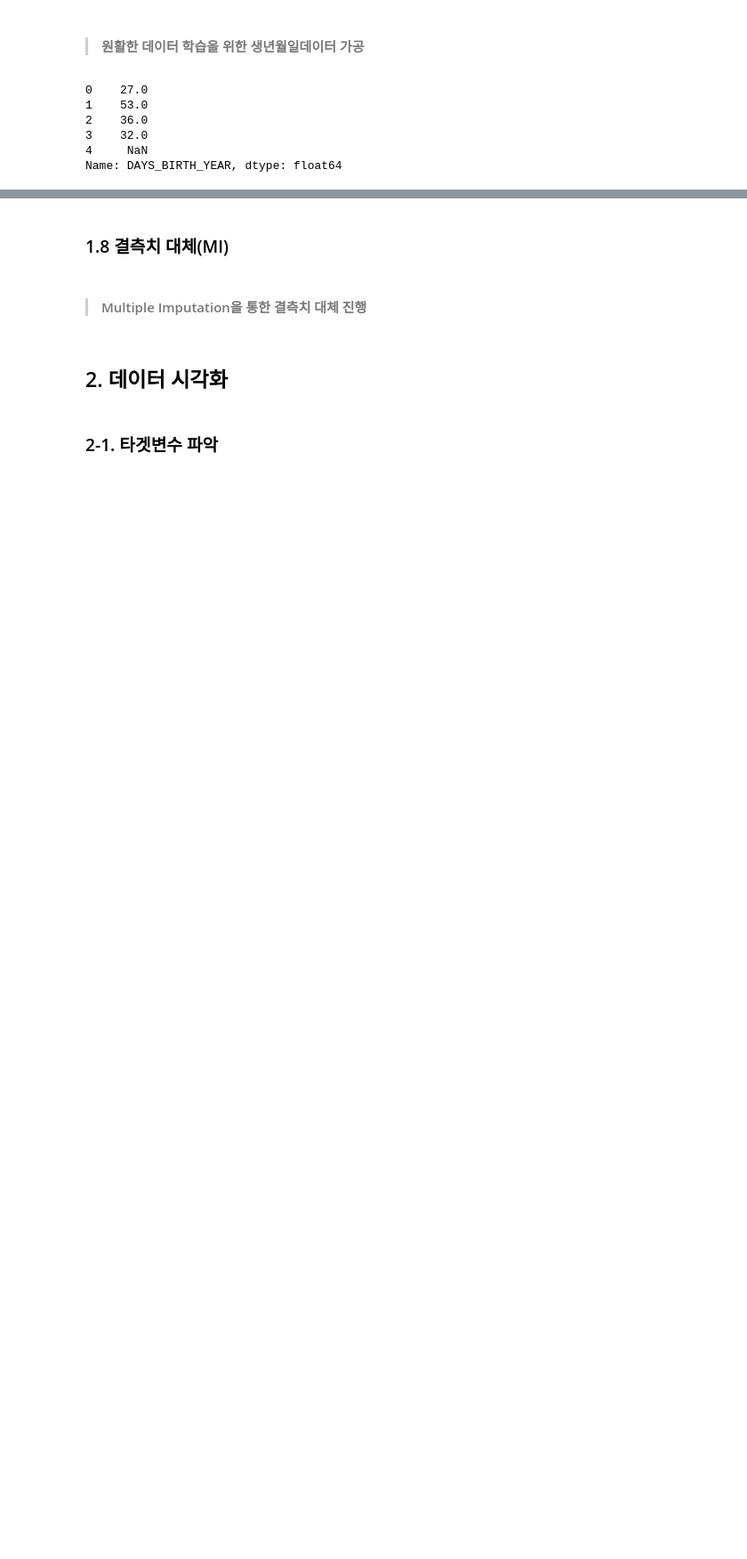
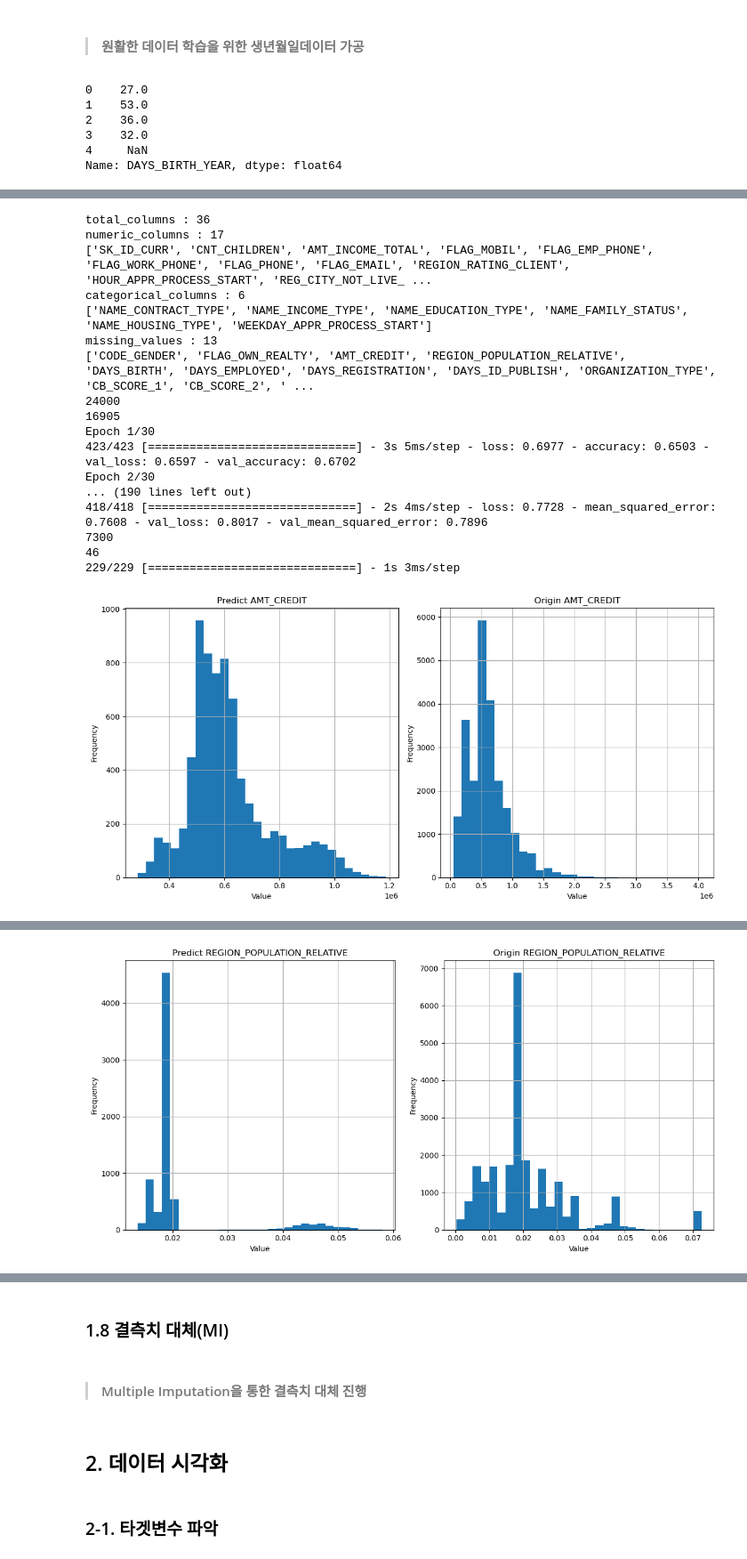
Before and after one commit to yellowlemontea/JB_DS2, a Jupyter notebook: notebook_csl.ipynb, the cells around one changed output, grey strips where cells are left out. Shown at 89% size. Saved outputs shown, nothing was run; the diff lists cells and outputs as text; code cells hidden in the pictures; blank space fills up the shorter version.

```diff
--- a/notebook_csl.ipynb
+++ b/notebook_csl.ipynb
@@ -1187,0 +621,27 @@ plt.show()
+# %%
+def columns_classification(data):
+    # 주어진 데이터를 수치형, 범주형, 결측치가 있는 컬럼으로 분류하여 뱉어냄.
+
+    numeric_columns = data.select_dtypes(include=['int', 'float']).columns
+    categorical_columns = data.select_dtypes(include=['object']).columns
+    missing_values = data.isnull().sum()
+    missing_values = missing_values[missing_values > 0].index.to_list()
+
+    numeric_columns = numeric_columns.to_list()
+    numeric_columns = [x for x in numeric_columns if x not in missing_values]
+    numeric_columns
+
+    categorical_columns = categorical_columns.to_list()
+    categorical_columns = [x for x in categorical_columns if x not in missing_values]
+    categorical_columns
+    print('total_columns : ' + str(len(data.columns)))
+
+    print('numeric_columns : ' + str(len(numeric_columns)))
+    print(numeric_columns)
+    print('categorical_columns : '+ str(len(categorical_columns)))
+    print(categorical_columns)
+    print('missing_values : '+ str(len(missing_values)))
+    print(missing_values)
+    return numeric_columns,categorical_columns,missing_values
+# %%
+numeric_columns,categorical_columns,missing_values = columns_classification(data)
@@ -1187,0 +912,29 @@ plt.show()
+# %%
+# 예측변수 다음예측에 사용
+numeric_columns,categorical_columns,missing_values = columns_classification(data)
+FILLED_DATA =fill_categorical(data, numeric_columns, categorical_columns, target_col_val='CODE_GENDER' ,epochs_val=30, batch_size_val=32 )
+numeric_columns,categorical_columns,missing_values = columns_classification(FILLED_DATA)
+FILLED_DATA =fill_categorical(FILLED_DATA, numeric_columns, categorical_columns, target_col_val='FLAG_OWN_REALTY' ,epochs_val=30, batch_size_val=32 )
+
+for i in range(len(missing_values)-1):
+    numeric_columns,categorical_columns,missing_values = columns_classification(FILLED_DATA)
+    FILLED_DATA =fill_numeric(FILLED_DATA, numeric_columns, categorical_columns, target_col_val=missing_values[0] ,epochs_val=32, batch_size_val=32 )
+# %% [output]
+total_columns : 36
+numeric_columns : 17
+['SK_ID_CURR', 'CNT_CHILDREN', 'AMT_INCOME_TOTAL', 'FLAG_MOBIL', 'FLAG_EMP_PHONE', 'FLAG_WORK_PHONE', 'FLAG_PHONE', 'FLAG_EMAIL', 'REGION_RATING_CLIENT', 'HOUR_APPR_PROCESS_START', 'REG_CITY_NOT_LIVE_ ...
+categorical_columns : 6
+['NAME_CONTRACT_TYPE', 'NAME_INCOME_TYPE', 'NAME_EDUCATION_TYPE', 'NAME_FAMILY_STATUS', 'NAME_HOUSING_TYPE', 'WEEKDAY_APPR_PROCESS_START']
+missing_values : 13
+['CODE_GENDER', 'FLAG_OWN_REALTY', 'AMT_CREDIT', 'REGION_POPULATION_RELATIVE', 'DAYS_BIRTH', 'DAYS_EMPLOYED', 'DAYS_REGISTRATION', 'DAYS_ID_PUBLISH', 'ORGANIZATION_TYPE', 'CB_SCORE_1', 'CB_SCORE_2', ' ...
+24000
+16905
+Epoch 1/30
+423/423 [==============================] - 3s 5ms/step - loss: 0.6977 - accuracy: 0.6503 - val_loss: 0.6597 - val_accuracy: 0.6702
+Epoch 2/30
+... (190 lines left out)
+418/418 [==============================] - 2s 4ms/step - loss: 0.7728 - mean_squared_error: 0.7608 - val_loss: 0.8017 - val_mean_squared_error: 0.7896
+7300
+46
+229/229 [==============================] - 1s 3ms/step
+[figure, added]
@@ -1187,0 +958 @@ plt.show()
+[figure, added]
```
Also changed, not shown: parts of 81 cells of this notebook.
